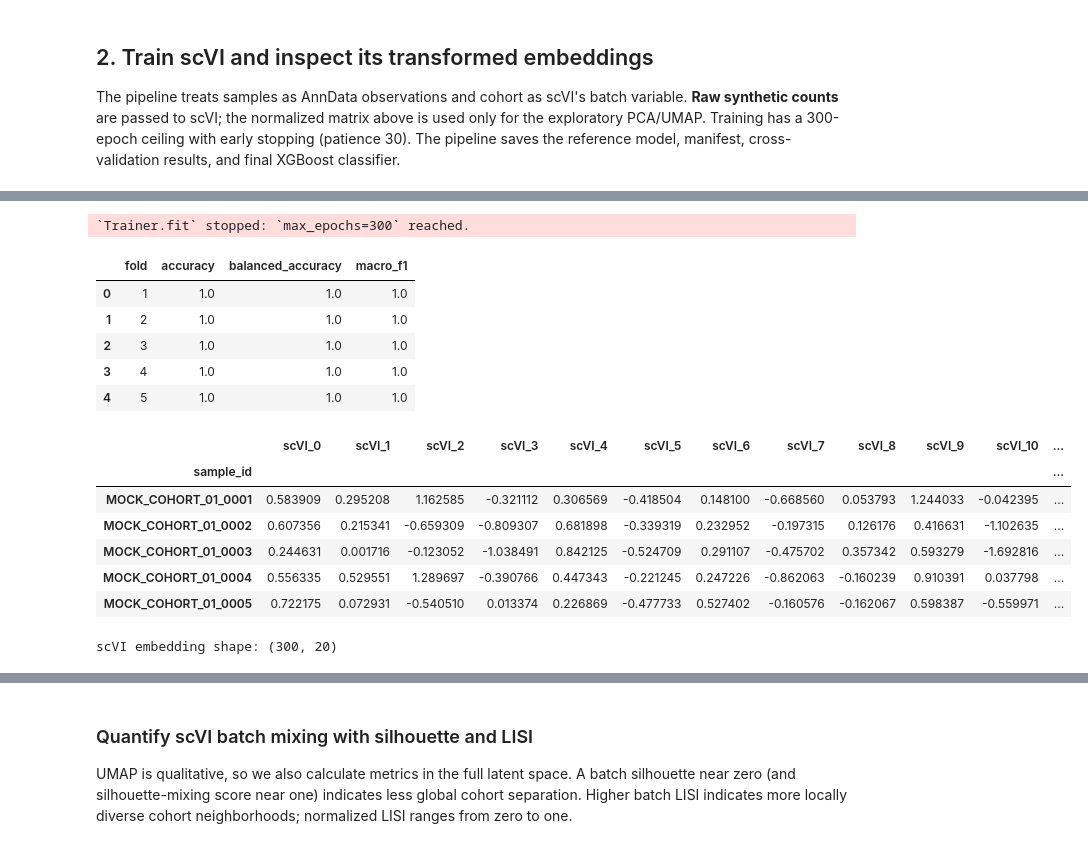
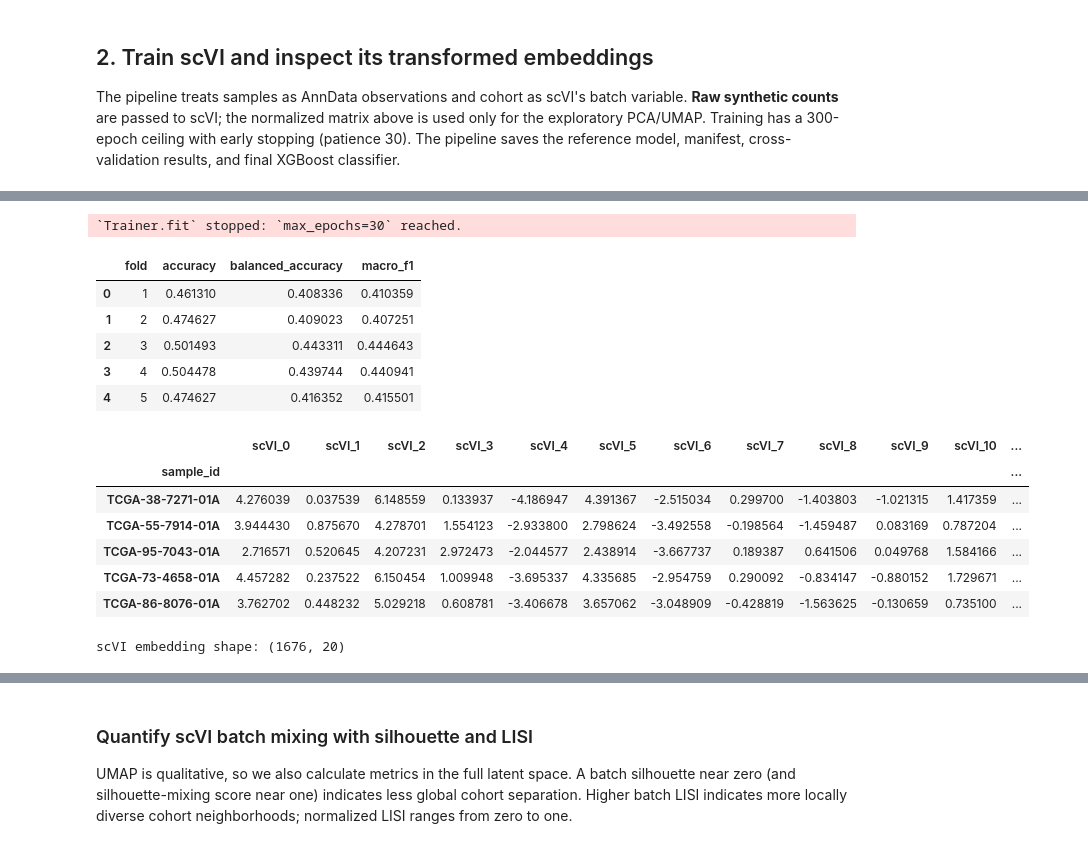
Before and after one commit to Eastmanmd/TMEmbed, a Jupyter notebook: tutorial/real_tcga_scvi_subtyping.ipynb, the cells around one changed output, grey strips where cells are left out. Cells and saved outputs as stored; diff of their text form; code cells hidden in the pictures.

```diff
--- a/tutorial/real_tcga_scvi_subtyping.ipynb
+++ b/tutorial/real_tcga_scvi_subtyping.ipynb
@@ -110,10 +141,10 @@ training = train_pipeline(
     model_kind="random_forest",
     n_splits=5,
     n_latent=20,
-    max_epochs=300,
+    max_epochs=30,
     random_state=RANDOM_STATE,
     normalize=False,
-    classifier_params={"n_estimators": 150},
+    classifier_params={"n_estimators": 50},
 )
 train_embeddings = training.embeddings
 display(training.classifier_result.fold_metrics)
@@ -131,18 +161,18 @@ HPU available: False, using: 0 HPUs
-`Trainer.fit` stopped: `max_epochs=300` reached.
+`Trainer.fit` stopped: `max_epochs=30` reached.
 |  | fold | accuracy | balanced_accuracy | macro_f1 |
-| 0 | 1 | 1.0 | 1.0 | 1.0 |
-| 1 | 2 | 1.0 | 1.0 | 1.0 |
-| 2 | 3 | 1.0 | 1.0 | 1.0 |
-| 3 | 4 | 1.0 | 1.0 | 1.0 |
-| 4 | 5 | 1.0 | 1.0 | 1.0 |
+| 0 | 1 | 0.461310 | 0.408336 | 0.410359 |
+| 1 | 2 | 0.474627 | 0.409023 | 0.407251 |
+| 2 | 3 | 0.501493 | 0.443311 | 0.444643 |
+| 3 | 4 | 0.504478 | 0.439744 | 0.440941 |
+| 4 | 5 | 0.474627 | 0.416352 | 0.415501 |
 |  | scVI_0 | scVI_1 | scVI_2 | scVI_3 | scVI_4 | scVI_5 | scVI_6 | scVI_7 | scVI_8 | scVI_9 | scVI_10 | ... |
 | sample_id |  |  |  |  |  |  |  |  |  |  |  | ... |
-| MOCK_COHORT_01_0001 | 0.583909 | 0.295208 | 1.162585 | -0.321112 | 0.306569 | -0.418504 | 0.148100 | -0.668560 | 0.053793 | 1.244033 | -0.042395 | ... |
-| MOCK_COHORT_01_0002 | 0.607356 | 0.215341 | -0.659309 | -0.809307 | 0.681898 | -0.339319 | 0.232952 | -0.197315 | 0.126176 | 0.416631 | -1.102635 | ... |
-| MOCK_COHORT_01_0003 | 0.244631 | 0.001716 | -0.123052 | -1.038491 | 0.842125 | -0.524709 | 0.291107 | -0.475702 | 0.357342 | 0.593279 | -1.692816 | ... |
-| MOCK_COHORT_01_0004 | 0.556335 | 0.529551 | 1.289697 | -0.390766 | 0.447343 | -0.221245 | 0.247226 | -0.862063 | -0.160239 | 0.910391 | 0.037798 | ... |
-| MOCK_COHORT_01_0005 | 0.722175 | 0.072931 | -0.540510 | 0.013374 | 0.226869 | -0.477733 | 0.527402 | -0.160576 | -0.162067 | 0.598387 | -0.559971 | ... |
+| TCGA-38-7271-01A | 4.276039 | 0.037539 | 6.148559 | 0.133937 | -4.186947 | 4.391367 | -2.515034 | 0.299700 | -1.403803 | -1.021315 | 1.417359 | ... |
+| TCGA-55-7914-01A | 3.944430 | 0.875670 | 4.278701 | 1.554123 | -2.933800 | 2.798624 | -3.492558 | -0.198564 | -1.459487 | 0.083169 | 0.787204 | ... |
+| TCGA-95-7043-01A | 2.716571 | 0.520645 | 4.207231 | 2.972473 | -2.044577 | 2.438914 | -3.667737 | 0.189387 | 0.641506 | 0.049768 | 1.584166 | ... |
+| TCGA-73-4658-01A | 4.457282 | 0.237522 | 6.150454 | 1.009948 | -3.695337 | 4.335685 | -2.954759 | 0.290092 | -0.834147 | -0.880152 | 1.729671 | ... |
+| TCGA-86-8076-01A | 3.762702 | 0.448232 | 5.029218 | 0.608781 | -3.406678 | 3.657062 | -3.048909 | -0.428819 | -1.563625 | -0.130659 | 0.735100 | ... |
-scVI embedding shape: (300, 20)
+scVI embedding shape: (1676, 20)
 # %%
 plt.figure(figsize=(12, 5))
 sns.heatmap(
```
Also changed, not shown: parts of 10 cells of this notebook, 3 other files.
